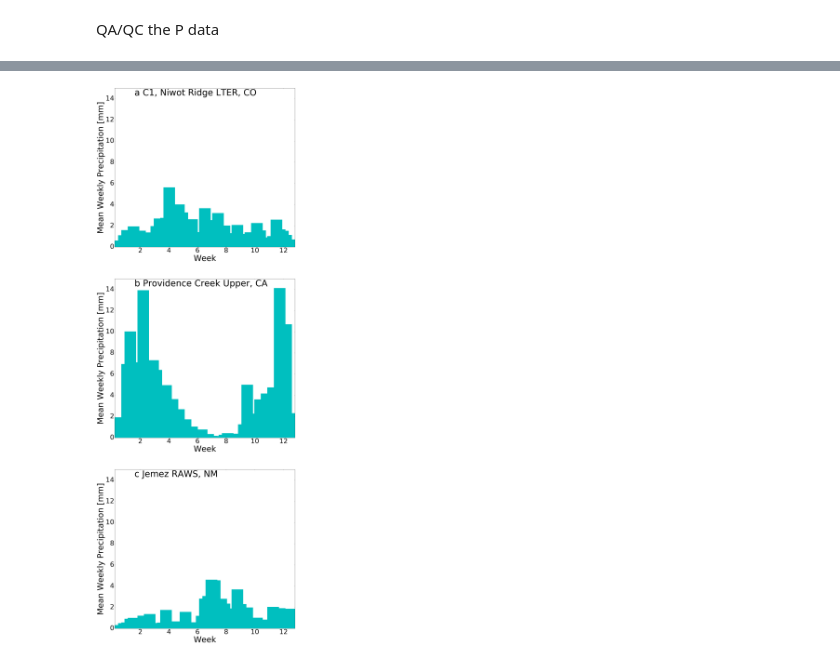
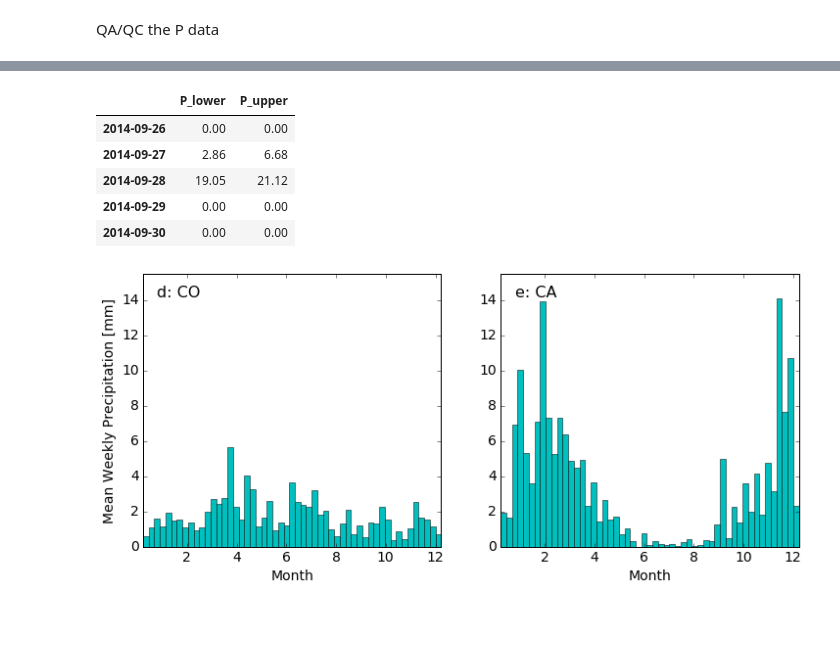
Before and after one commit to theobarnhart/greenness_timing, a Jupyter notebook: Como Creek Providence Creek Precip Comparison.ipynb, the cells around one changed output, grey strips where cells are left out. Saved outputs shown, nothing was run; the diff lists cells and outputs as text; code cells hidden in the pictures; blank space fills up the shorter version.

```diff
--- a/Como Creek Providence Creek Precip Comparison.ipynb
+++ b/Como Creek Providence Creek Precip Comparison.ipynb
@@ -111,45 +154,58 @@ jmz2['month'] = jmz2.index/4.416
+# %%
+sl.tail()
+# %% [output]
+|  | P_lower | P_upper |
+| 2014-09-26 | 0.00 | 0.00 |
+| 2014-09-27 | 2.86 | 6.68 |
+| 2014-09-28 | 19.05 | 21.12 |
+| 2014-09-29 | 0.00 | 0.00 |
+| 2014-09-30 | 0.00 | 0.00 |
 # %%
-plt.figure(figsize= (22,66))
-col = 'c'
-axfont = 45
+plt.figure(figsize= (12,5))
+facecol = 'c'
+edgecol = 'k'
+axfont = 14
 
-ylim = 15
+ylim = 15.5
+yloc = 14.2
+xloc = 0.8
 
-plt.subplot(3,1,1)
-plt.bar(cc2.month,cc2.P,edgecolor = col, facecolor = col);
+plt.subplot(1,2,1)
+plt.bar(cc2.month,cc2.P,width=1/4.416,edgecolor = edgecol, facecolor = facecol, linewidth=0.5);
 plt.axis('tight')
 plt.ylim([0,ylim])
-plt.text(1.6,14.3,'a C1, Niwot Ridge LTER, CO', fontsize = 60)
+plt.text(xloc,yloc,'d: CO', fontsize = axfont+2)
 ax1 = plt.gca();
+#ax1.set_xticklabels()
 plt.setp(ax1.get_xticklabels(), fontsize=axfont);
 plt.setp(ax1.get_yticklabels(), fontsize=axfont);
-plt.ylabel('Mean Weekly Precipitation [mm]', fontsize = axfont+10);
-plt.xlabel('Week', fontsize = axfont+10);
+plt.ylabel('Mean Weekly Precipitation [mm]', fontsize = axfont);
+plt.xlabel('Month', fontsize = axfont);
 
 
-plt.subplot(3,1,2)
-plt.bar(sl2.month,sl2.P_upper,edgecolor = col, facecolor = col);
+plt.subplot(1,2,2)
+plt.bar(sl2.month,sl2.P_upper,width=1/4.416,edgecolor = edgecol, facecolor = facecol, linewidth=0.5);
 plt.axis('tight')
 plt.ylim([0,ylim])
-plt.text(1.6,14.3,'b Providence Creek Upper, CA', fontsize = 60)
+plt.text(xloc,yloc,'e: CA', fontsize = axfont+2)
 ax2 = plt.gca();
 plt.setp(ax2.get_xticklabels(), fontsize=axfont);
 plt.setp(ax2.get_yticklabels(), fontsize=axfont);
-plt.ylabel('Mean Weekly Precipitation [mm]', fontsize = axfont+10);
-plt.xlabel('Week', fontsize = axfont+10);
+#plt.ylabel('Mean Weekly Precipitation [mm]', fontsize = axfont);
+plt.xlabel('Month', fontsize = axfont);
 
-plt.subplot(3,1,3)
-plt.bar(jmz2.month,jmz2.P,edgecolor = col, facecolor = col);
-plt.axis('tight')
-plt.ylim([0,ylim])
-plt.text(1.6,14.3,'c Jemez RAWS, NM', fontsize = 60)
-ax2 = plt.gca();
-plt.setp(ax2.get_xticklabels(), fontsize=axfont);
-plt.setp(ax2.get_yticklabels(), fontsize=axfont);
-plt.ylabel('Mean Weekly Precipitation [mm]', fontsize = axfont+10);
-plt.xlabel('Week', fontsize = axfont+10);
+#plt.subplot(1,3,3)
+#plt.bar(jmz2.month,jmz2.P,width=1/4.416,edgecolor = edgecol, facecolor = facecol, linewidth=0.5);
+#plt.axis('tight')
+#plt.ylim([0,ylim])
+#plt.text(xloc,yloc,'f: NM', fontsize = axfont+2)
+#ax2 = plt.gca();
+#plt.setp(ax2.get_xticklabels(), fontsize=axfont);
+#plt.setp(ax2.get_yticklabels(), fontsize=axfont);
+#plt.ylabel('Mean Weekly Precipitation [mm]', fontsize = axfont);
+#plt.xlabel('Month', fontsize = axfont);
 
 #plt.savefig('./figures/cc_p301_JMZ_P_climatology.pdf',transparent = True, bbox_inches = 'tight')
 #plt.savefig('./figures/cc_p301_JMZ_P_climatology.png',dpi=300, bbox_inches = 'tight')
 # %% [output]
-[figure, old version]
+[figure, new version]
```
Also changed, not shown: parts of 6 cells of this notebook.
